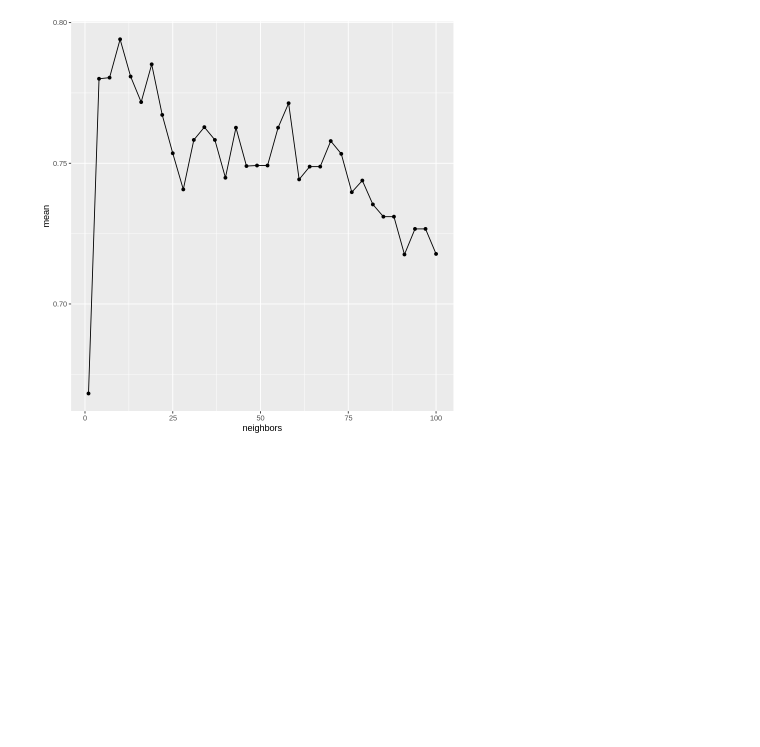
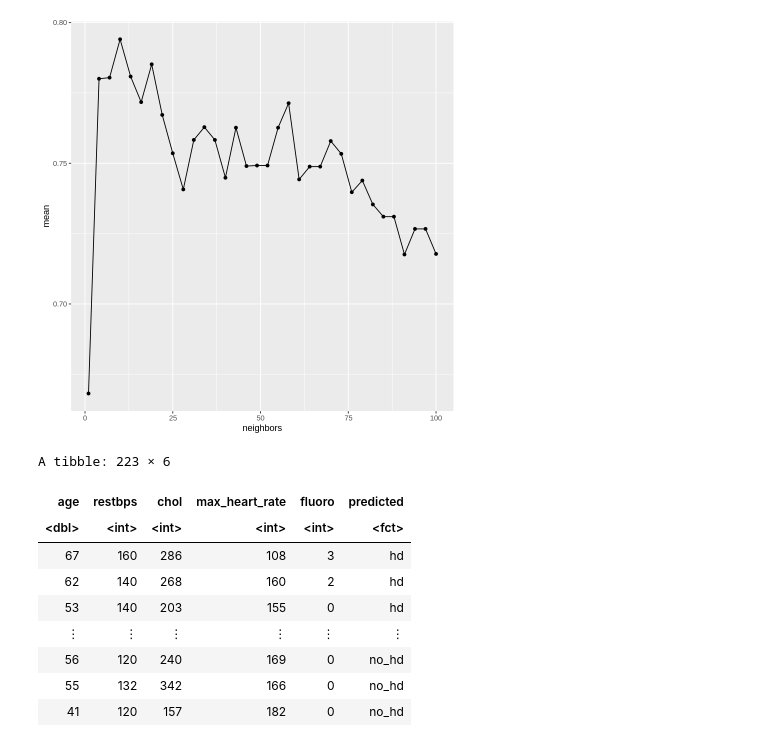
Before and after one commit to VashistSahil/DSCI-100-project, a Jupyter notebook: classification algorithim.ipynb, the cells around one changed output. Drawn from its saved outputs; the diff is of its cells as text; code cells hidden in the pictures; blank space fills up the shorter version.

```diff
--- a/classification algorithim.ipynb
+++ b/classification algorithim.ipynb
@@ -165,3 +144,22 @@ accuracy_plot <- accuracy |>
 accuracy_plot
 # %% [output]
 [figure]
+# %%
+#identical algorithim with a different seed
+set.seed(666)
+heart_split_666 <- initial_split(heart_data_select, prop = 0.75, strata = predicted)
+heart_train_666 <- training(heart_split_666)
+heart_test_666 <- testing(heart_split_666)
+
+heart_train_666
+# %% [output]
+A tibble: 223 × 6
+| age | restbps | chol | max_heart_rate | fluoro | predicted |
+| <dbl> | <int> | <int> | <int> | <int> | <fct> |
+| 67 | 160 | 286 | 108 | 3 | hd |
+| 62 | 140 | 268 | 160 | 2 | hd |
+| 53 | 140 | 203 | 155 | 0 | hd |
+| ⋮ | ⋮ | ⋮ | ⋮ | ⋮ | ⋮ |
+| 56 | 120 | 240 | 169 | 0 | no_hd |
+| 55 | 132 | 342 | 166 | 0 | no_hd |
+| 41 | 120 | 157 | 182 | 0 | no_hd |
```
Also changed, not shown: parts of 6 cells of this notebook.
